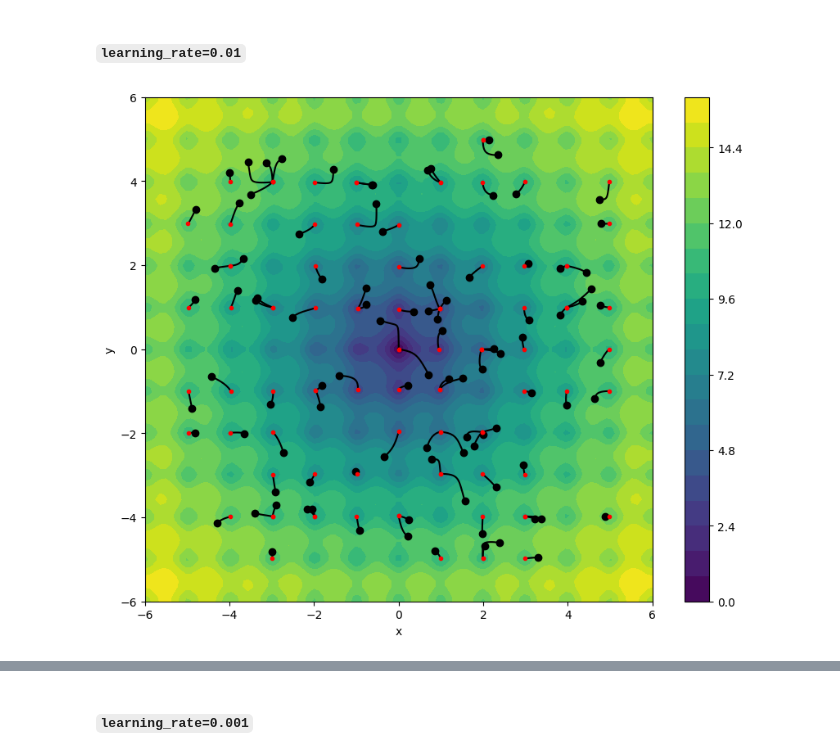
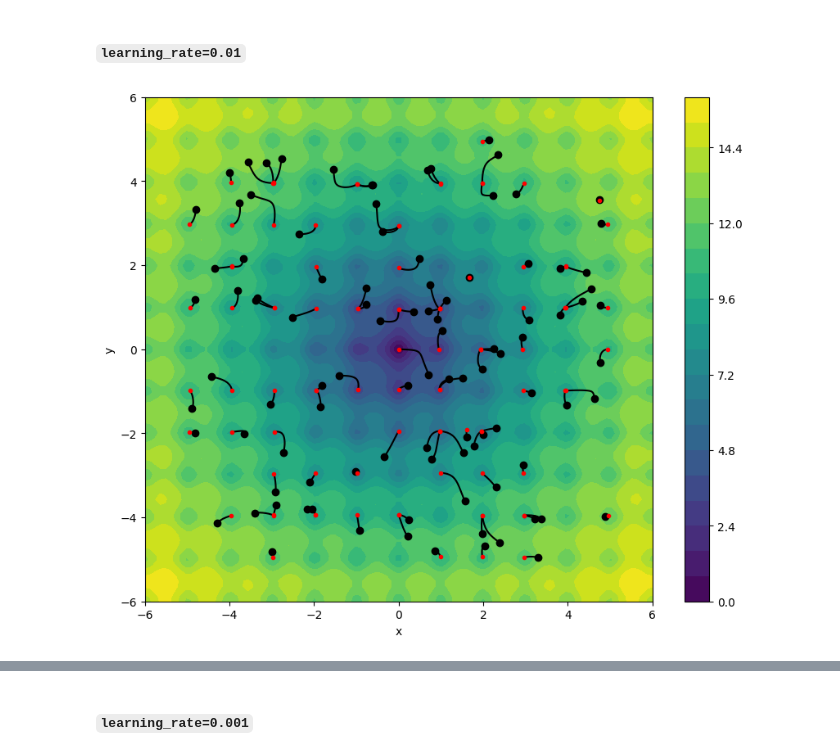
Before and after one commit to pgrzankowski/introduction-to-ai, a Jupyter notebook: simple-gradient-method.ipynb, the cells around one changed output, grey strips where cells are left out. Saved outputs shown, nothing was run; the diff lists cells and outputs as text; code cells hidden in the pictures.

Commit message:
Implemented algorithm with changing learning_rate

```diff
--- a/simple-gradient-method.ipynb
+++ b/simple-gradient-method.ipynb
@@ -9,5 +9,19 @@ def himmelblau(x):
 
 def ackley(x):
     return -20 * np.exp(-0.2 * np.sqrt(0.5 * (x[0]**2 + x[1]**2))) - np.exp(0.5 * (np.cos(2 * np.pi * x[0]) + np.cos(2 * np.pi * x[1]))) + 20 + np.e
+# %%
+def himmelblau_gradient(x):
+    x1, x2 = x[0], x[1]
+    df_dx = 4 * x1 * (x1**2 + x2 - 11) + 2 * (x1 + x2**2 - 7)
+    df_dy = 2 * (x1**2 + x2 - 11) + 4 * x2 * (x1 + x2**2 - 7)
+    return np.array([df_dx, df_dy])
+
+def ackley_gradient(x):
+    x1, x2 = x[0], x[1]
+    common_part_1 = 2 * 2**(0.5) *np.sqrt(x1**2 + x2**2)**(-0.5) * np.exp(-np.sqrt(2 * (x1**2 + x2**2)) / 10)
+    common_part_2 = np.exp(0.5 * (np.cos(2 * np.pi * x1) + np.cos(2 * np.pi * x2)))
+    df_dx = common_part_1 * x1 + np.pi * np.sin(2 * np.pi * x1) * common_part_2
+    df_dy = common_part_1 * x2 + np.pi * np.sin(2 * np.pi * x2) * common_part_2
+    return np.array([df_dx, df_dy])
 # %% [markdown]
 ## Algorithm
@@ -28,3 +45,26 @@ def simple_gradient(function, x, learning_rate, err=0.0001, max_iter=10000):
+# %%
+def simple_gradient(function, gradient, x, learning_rate, err=0.0001, max_iter=10000, decay=0.9, improvement=0.0001, patience=50):
+    algorithm_path = [x]
+    last_improvement = 0
+    best_function_value = function(x)
+
+    for i in range(max_iter):
+        xnew = x - learning_rate * gradient(x)
+        new_function_value = function(xnew)
+
+        if np.linalg.norm(xnew - x) < err:
+            break
+
+        if new_function_value < best_function_value - improvement:
+            best_function_value = new_function_value
+            last_improvement = i
+            x = xnew
+            algorithm_path.append(x)
+        elif i - last_improvement > patience:
+            learning_rate *= decay
+            last_improvement = i
+
+    return x, np.array(algorithm_path)
 # %% [markdown]
 #### Checking whether the algorithm works near known minimums
 # %%
@@ -80,7 +121,7 @@ def plot3d_function(function, color='plasma', x=np.linspace(-6, 6, 100), y=np.li
 # %% [markdown]
 #### Create function for displaying contour plots with colorbar
 # %%
-def plot_contour(function, starting_points, learning_rate=0.01, depth=50, color='plasma', x=np.linspace(-6, 6, 100), y=np.linspace(-6, 6, 100)):
+def plot_contour(function, gradient, starting_points, learning_rate=0.01, depth=50, color='plasma', x=np.linspace(-6, 6, 100), y=np.linspace(-6, 6, 100)):
     X, Y = np.meshgrid(x, y)
     Z = function([X, Y])
     plt.figure(figsize=(10, 8))
@@ -91,7 +132,7 @@ def plot_contour(function, starting_points, learning_rate=0.01, depth=50, color=
 
     for starting_point in starting_points:
         plt.plot(starting_point[0], starting_point[1], 'ko', zorder=5)
-        path = simple_gradient(function, starting_point, learning_rate)[1]
+        path = simple_gradient(function, gradient, starting_point, learning_rate)[1]
         plt.plot(path[:, 0], path[:, 1], color='black', zorder=5)
         plt.plot(path[-1, 0], path[-1, 1], 'r.', zorder=5)
     plt.show()
@@ -162,6 +207,6 @@ array([[ 0.48813504,  2.15189366],
 # %% [markdown]
 #### `learning_rate=0.01`
 # %%
-plot_contour(ackley, starting_points, learning_rate=0.01, depth=20, color='viridis')
+plot_contour(ackley, ackley_gradient, starting_points, learning_rate=0.01, depth=20, color='viridis')
 # %% [output]
-[figure, old version]
+[figure, new version]
```
Also changed, not shown: parts of 13 cells of this notebook.
